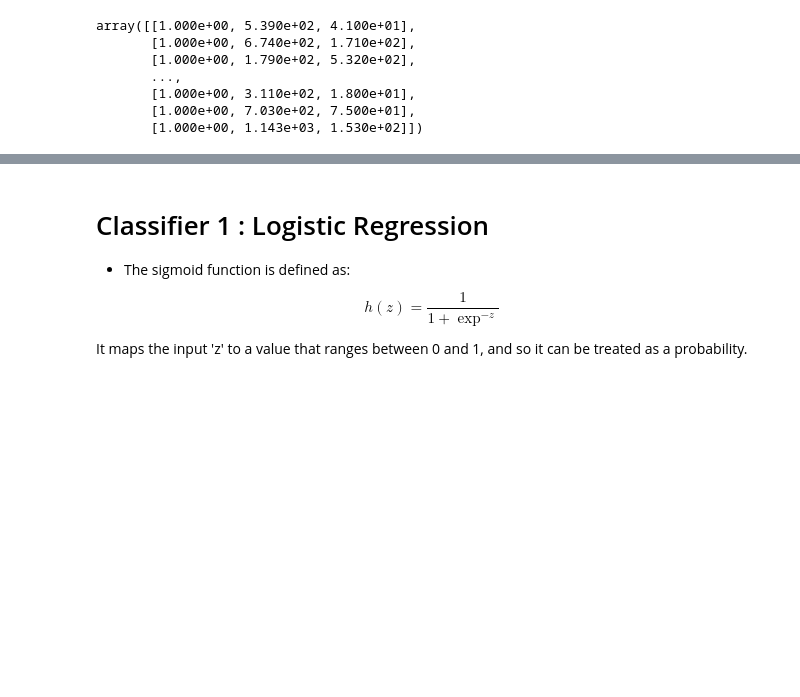
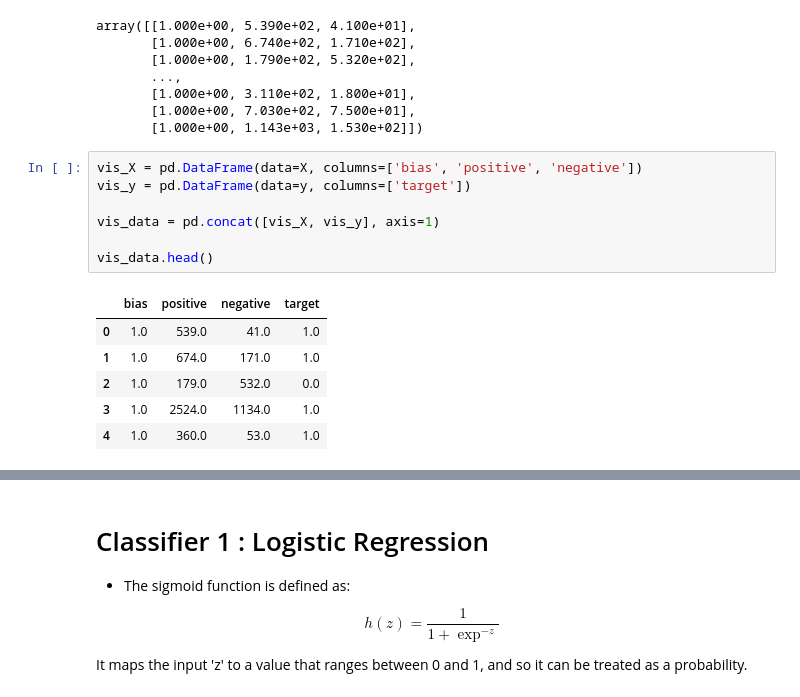
Before and after one commit to melihkacaman/Characterizing-Profile-on-Twitter-Data, a Jupyter notebook: 04 Train Politics Classifier .ipynb, the cells around one changed output, grey strips where cells are left out. Drawn from its saved outputs; the diff is of its cells as text; blank space fills up the shorter version.

```diff
--- a/04 Train Politics Classifier .ipynb
+++ b/04 Train Politics Classifier .ipynb
@@ -178,3 +183,17 @@ array([[1.000e+00, 5.390e+02, 4.100e+01],
        [1.000e+00, 3.110e+02, 1.800e+01],
        [1.000e+00, 7.030e+02, 7.500e+01],
        [1.000e+00, 1.143e+03, 1.530e+02]])
+# %%
+vis_X = pd.DataFrame(data=X, columns=['bias', 'positive', 'negative'])
+vis_y = pd.DataFrame(data=y, columns=['target'])
+
+vis_data = pd.concat([vis_X, vis_y], axis=1)
+
+vis_data.head()
+# %% [output]
+|  | bias | positive | negative | target |
+| 0 | 1.0 | 539.0 | 41.0 | 1.0 |
+| 1 | 1.0 | 674.0 | 171.0 | 1.0 |
+| 2 | 1.0 | 179.0 | 532.0 | 0.0 |
+| 3 | 1.0 | 2524.0 | 1134.0 | 1.0 |
+| 4 | 1.0 | 360.0 | 53.0 | 1.0 |
```
Also changed, not shown: parts of 11 cells of this notebook.
